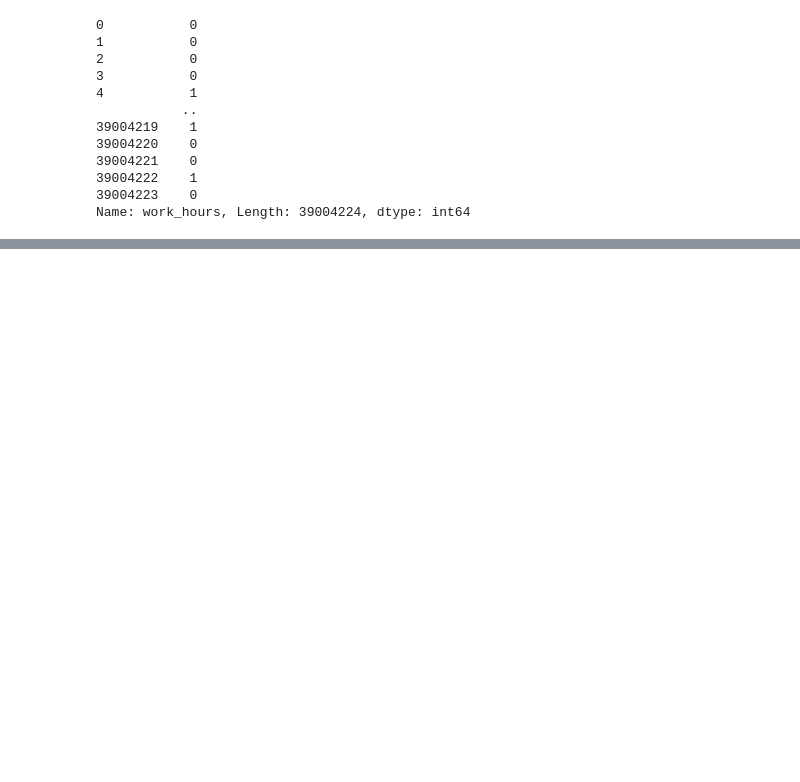
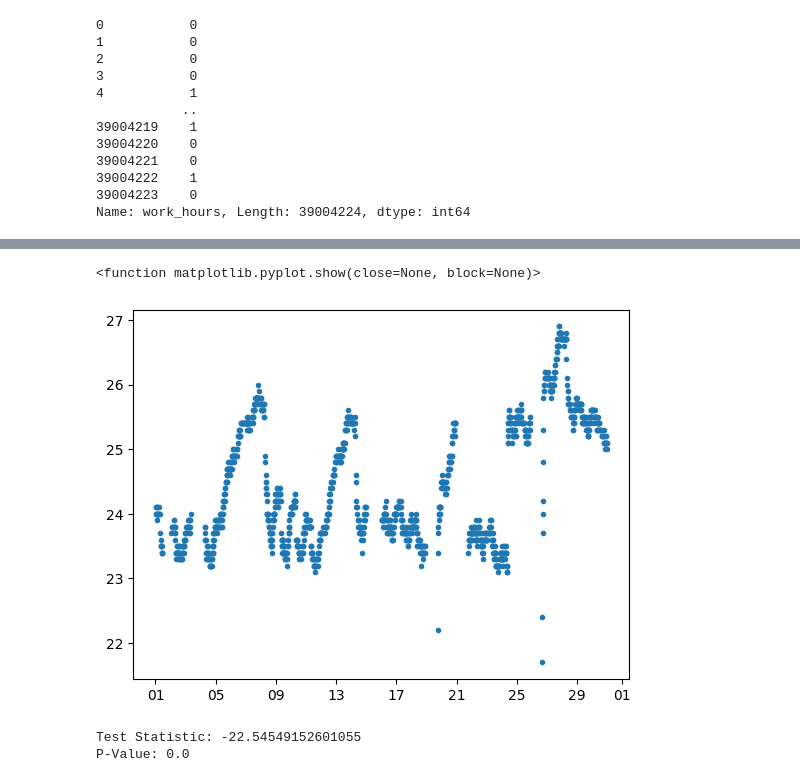
Before and after one commit to ddavidhe/2024CxC, a Jupyter notebook: QuadReal/preprocessing.ipynb, the cells around one changed output, grey strips where cells are left out. Drawn from its saved outputs; the diff is of its cells as text; code cells hidden in the pictures; blank space fills up the shorter version.

```diff
--- a/QuadReal/preprocessing.ipynb
+++ b/QuadReal/preprocessing.ipynb
@@ -97,19 +83,36 @@ Error:
 # df_other = pd.get_dummies(df_other, columns=['season'])
 # %%
 #to filter value_type_id and device_id
-filtered_df = df_11_12[(readings_df['value_type_id'] == 11) & (readings_df['device_id'] == 1)]
+filtered_df = readings_df[(readings_df['value_type_id'] == 11) & (readings_df['device_id'] == 1)]
 
-start_date = '2023-08-01'
-end_date = '2023-08-02'
+start_date = '2023-8-01'
+end_date = '2023-8-31'
 filtered_df = filtered_df[(filtered_df['date'] >= start_date) & (filtered_df['date'] <= end_date)]
 
 # scatter for >1 day
 plt.scatter(filtered_df['date'], filtered_df['value'], marker='.')
 plt.gca().xaxis.set_major_formatter(mdates.DateFormatter('%d'))
 
 
 # scatter for <1 day
 # plt.scatter(filtered_df['date'].dt.hour + filtered_df['date'].dt.minute / 60, filtered_df['value'], marker='.')
 
 
 plt.show
+# %% [output]
+<function matplotlib.pyplot.show(close=None, block=None)>
+[figure, added]
+# %%
+# Augmented Dickey-Fuller test
+# determines if a series is stationary
+
+test_series_data = filtered_df[['value']]
+test_series_data.index = pd.to_datetime(filtered_df['date'])
+
+results = adfuller(test_series_data)
+
+print('Test Statistic:', results[0])
+print('P-Value:', results[1])
+# %% [output]
+Test Statistic: -22.54549152601055
+P-Value: 0.0
```
Also changed, not shown: parts of 6 cells of this notebook, 1 other file.
